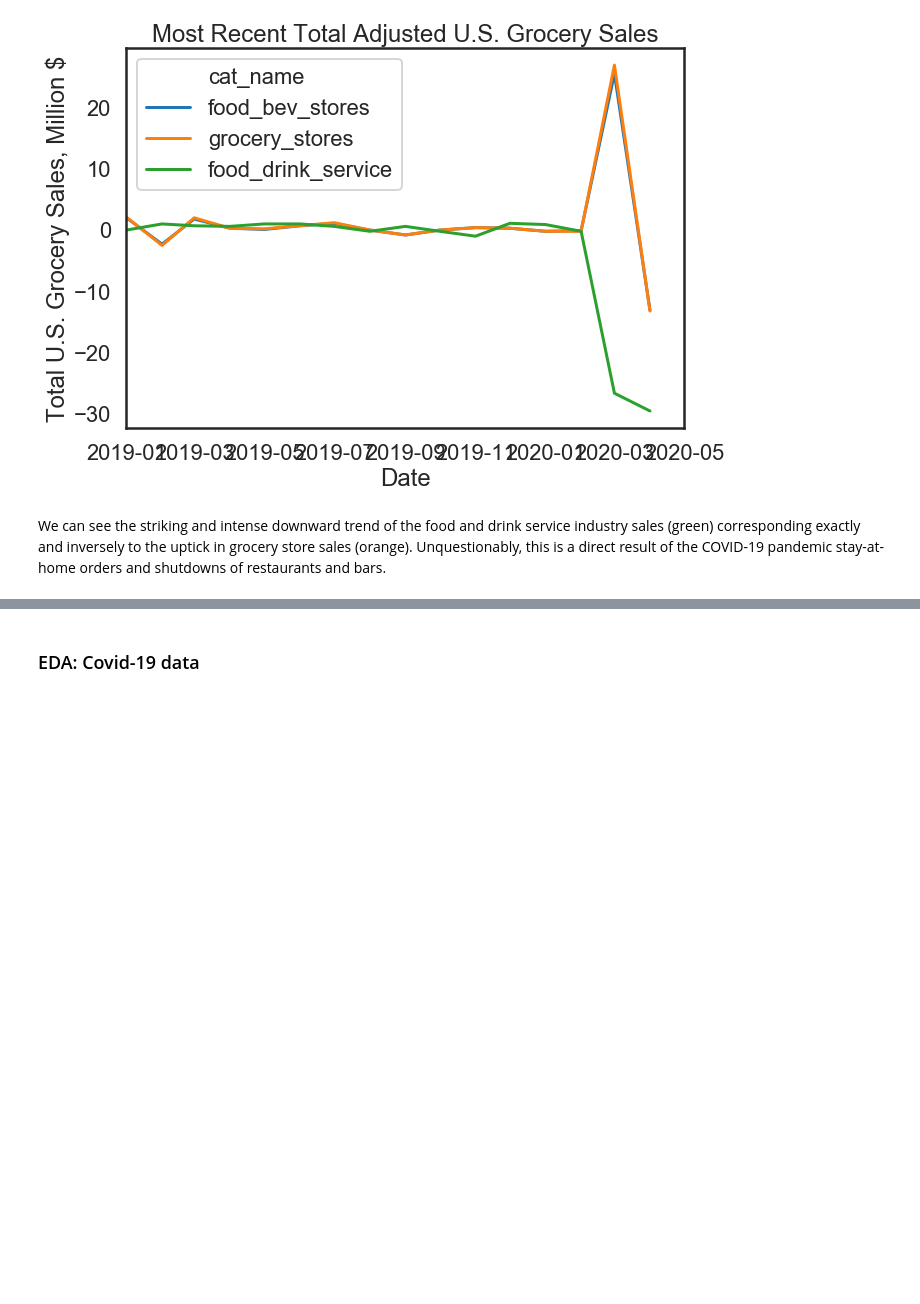
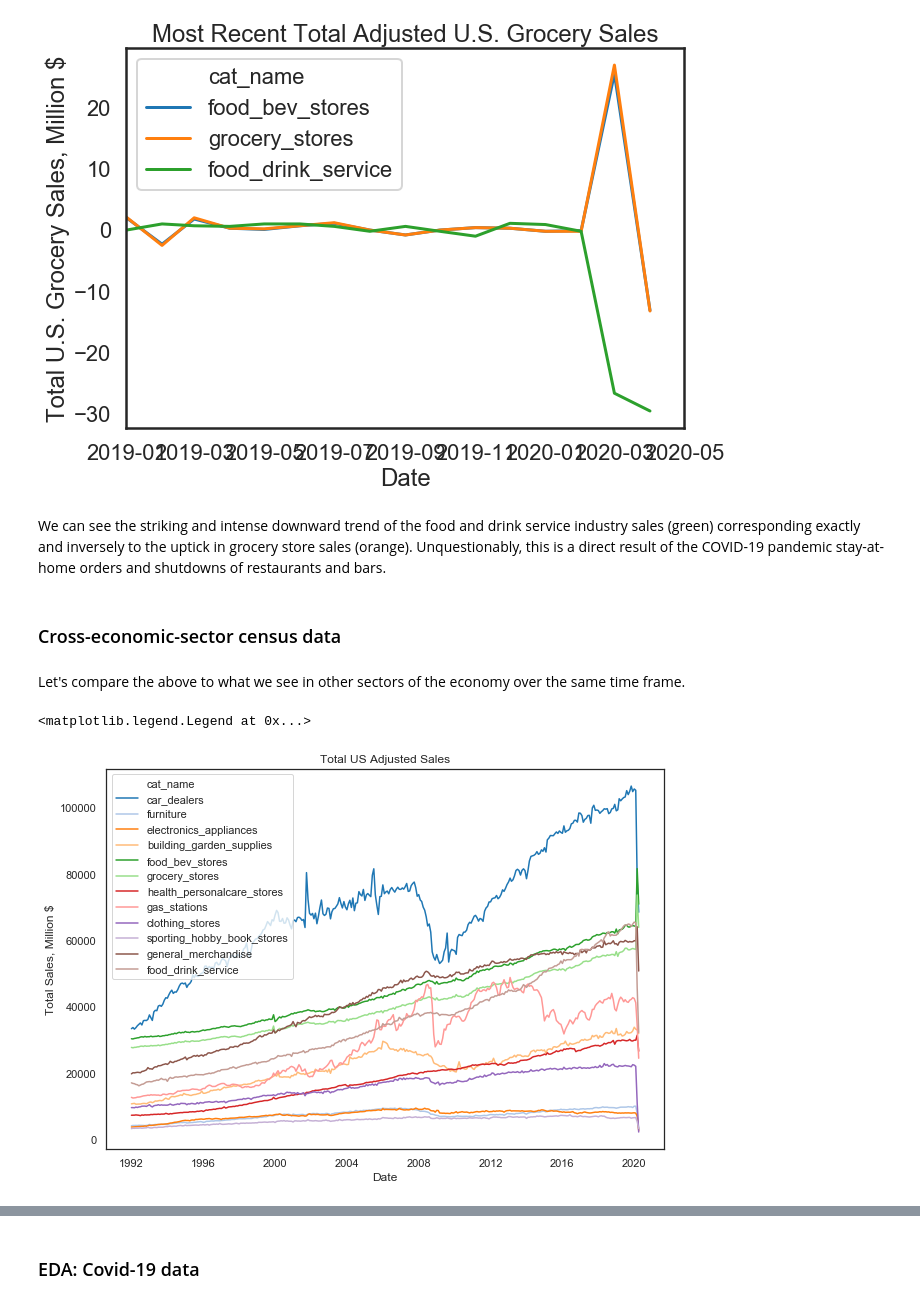
Before and after one commit to kdebrota/Independent_Study, a Jupyter notebook: notebooks/Food in the Time of Coronavirus - 1.2.ipynb, the cells around one changed output, grey strips where cells are left out. Saved outputs shown, nothing was run; the diff lists cells and outputs as text; code cells hidden in the pictures; blank space fills up the shorter version.

```diff
--- a/notebooks/Food in the Time of Coronavirus - 1.2.ipynb
+++ b/notebooks/Food in the Time of Coronavirus - 1.2.ipynb
@@ -43,3 +43,9 @@ monthly_sales.head()
 # https://www.census.gov/econ/currentdata/dbsearch?program=MARTS&startYear=1992&endYear=2020&categories%5B%5D=445&categories%5B%5D=4451&categories%5B%5D=446&categories%5B%5D=722&dataType=SM&geoLevel=US&adjusted=1&notAdjusted=1&submit=GET+DATA&releaseScheduleId=
 census = pd.read_csv('../data/census_data_food_only.csv')
 census_dates= pd.read_csv('../data/census_per_index_dates.csv')
+# %%
+# Census data: selected cat_idx including other sectors of economy
+# (not just food)
+
+census_econ = pd.read_csv('../data/census_thru_april_selected.csv')
+census_econ.head()
@@ -121,3 +137,12 @@ census.head()
 | 2 | 1 | 12 | 1 | 0 | 1 | 0 | 27306.0 | grocery_stores | 1992-01-01 |
 | 3 | 1 | 12 | 1 | 0 | 1 | 1 | 27835.0 | grocery_stores | 1992-01-01 |
 | 4 | 1 | 21 | 1 | 0 | 1 | 0 | 15693.0 | food_drink_service | 1992-01-01 |
+# %%
+census_econ = census_econ.merge(census_dates, how='left', on = 'per_idx')
+census_econ['per_name']= pd.to_datetime(census_econ['per_name'], format='%m/%d/%Y')
+#census_econ.head()
+# %%
+# census_econ needs to have cat_name joined as well
+cat_idx_codes = pd.read_csv('../data/cat_idx_codes_all.csv')
+census_econ = census_econ.merge(cat_idx_codes, how='left', on='cat_idx')
+census_econ.head()
@@ -337,3 +369,28 @@ ax.set(xlim=(datetime.date(2019,1,1), datetime.date(2020,5,1)))
 [figure]
 # %% [markdown]
 We can see the striking and intense downward trend of the food and drink service industry sales (green) corresponding exactly and inversely to the uptick in grocery store sales (orange). Unquestionably, this is a direct result of the COVID-19 pandemic stay-at-home orders and shutdowns of restaurants and bars.
+# %% [markdown]
+### Cross-economic-sector census data
+# %% [markdown]
+Let's compare the above to what we see in other sectors of the economy over the same time frame.
+# %%
+census_econ_adj = census_econ[(census_econ['is_adj'] == 1) & (census_econ['dt_idx'] == 1)] # this is $ data
+census_econ_adj.to_csv(r'../data/census_econ_adjusted.csv', index = False)
+
+plotsize=(10,7)
+sns.set_style("white")
+sns.set_context("notebook")
+fig, ax = plt.subplots(figsize=plotsize)
+palette=sns.color_palette("tab20", 12)
+sns.lineplot(ax=ax, x="per_name", y="val", hue='cat_name', palette=palette, data=census_econ_adj)
+#ax2 = plt.twinx()
+#sns.lineplot(ax=ax2, x = 'per_name', y = 'val', hue='cat_idx', color= 'b', data= census_unadj)
+
+ax.set(xlabel='Date', ylabel='Total Sales, Million $', title='Total US Adjusted Sales')
+#ax2.set(ylabel = 'Total U.S. Grocery Sales, Million $')
+#ax.set(xlim=(datetime.date(2015,1,1), datetime.date(2020,4,1)))
+#ax2.set(xlim=(datetime.date(2015,1,1), datetime.date(2020,4,1)))
+g.legend(loc='center right', bbox_to_anchor=(1.5, 0.5), ncol=1)
+# %% [output]
+<matplotlib.legend.Legend at 0x...>
+[figure, added]
```
Also changed, not shown: parts of 14 cells of this notebook, 18 other files.
